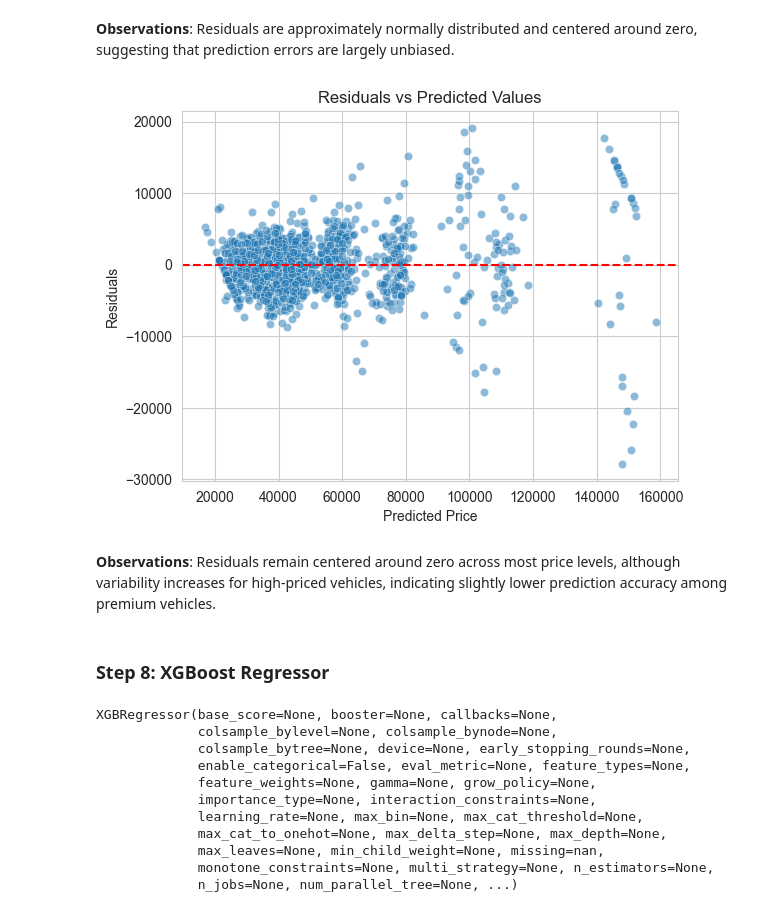
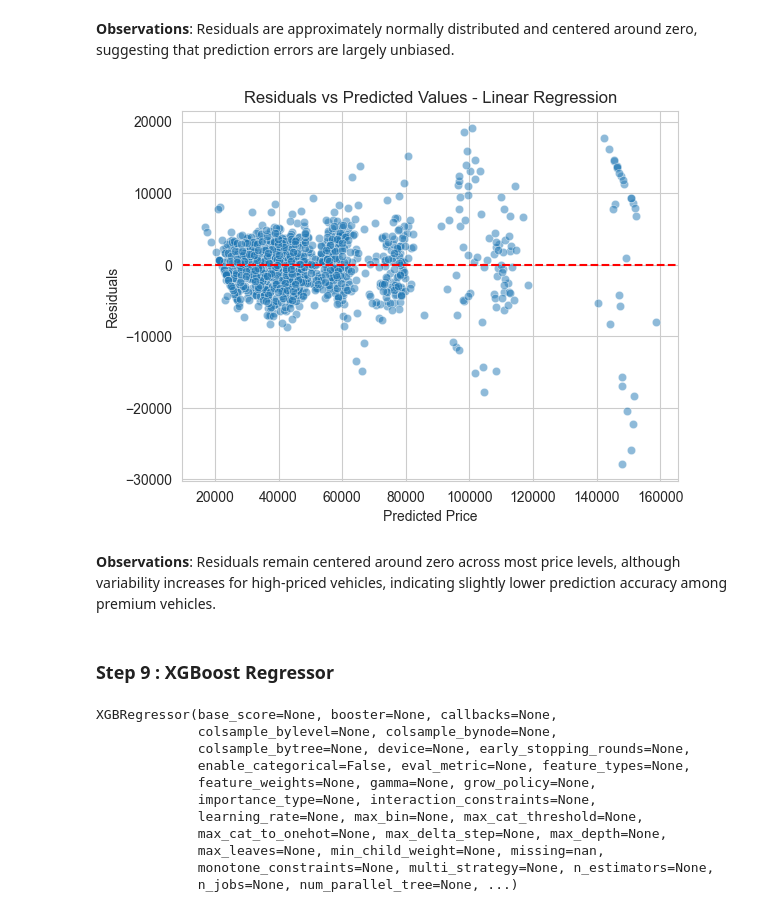
Before and after one commit to avillafranca504/vehicle-price-and-performance-analysis, a Jupyter notebook: 02_European_Cars_EDA.ipynb, the cells around one changed output. Cells and saved outputs as stored; diff of their text form; code cells hidden in the pictures.

```diff
--- a/02_European_Cars_EDA.ipynb
+++ b/02_European_Cars_EDA.ipynb
@@ -1320,8 +1418,7 @@ df_model = df.drop(
         'Model_Name',
         'Brand',
         'Segment_System',
-        'Vehicle_Classification'
-    ]
+        'Vehicle_Classification']
 ).copy()
 # %%
 df_model.info()
@@ -1511,18 +1630,18 @@ plt.show()
 # %%
 sns.scatterplot(x=predictions, y=residuals, alpha=0.5)
 
 plt.axhline(0, color='red', linestyle='--')
 
 plt.xlabel('Predicted Price')
 plt.ylabel('Residuals')
-plt.title('Residuals vs Predicted Values')
+plt.title('Residuals vs Predicted Values - Linear Regression')
 plt.show()
 # %% [output]
-[figure, old version]
+[figure, new version]
 # %% [markdown]
 **Observations**: Residuals remain centered around zero across most price levels, although variability increases for high-priced vehicles, indicating slightly lower prediction accuracy among premium vehicles.
 # %% [markdown]
-### Step 8: XGBoost Regressor
+### Step 9 : XGBoost Regressor
 # %%
 from xgboost import XGBRegressor
 
```
Also changed, not shown: parts of 81 cells of this notebook, 2 other files.
